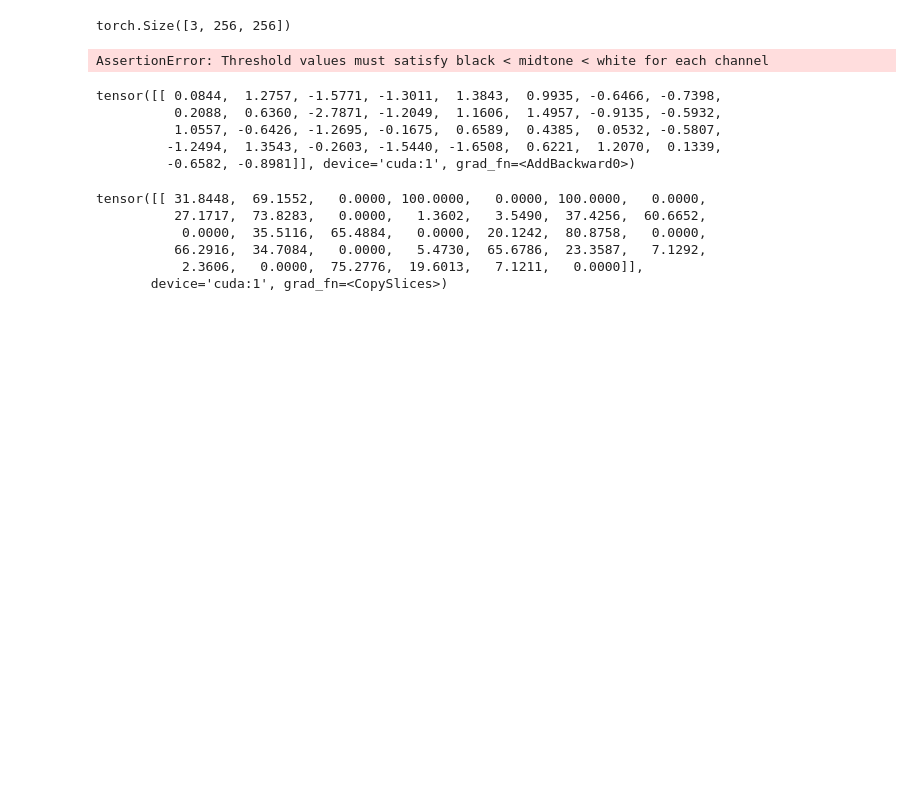
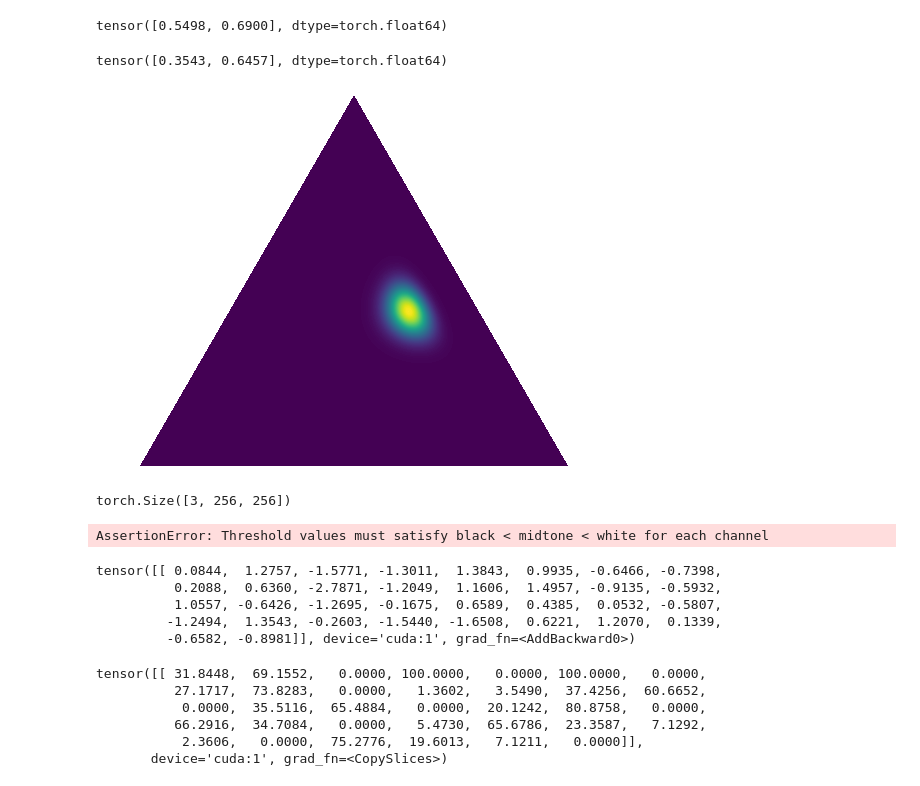
Before and after one commit to Astro-Astre/morphics, a Jupyter notebook: for_me/predict.ipynb, the cells around one changed output. Drawn from its saved outputs; the diff is of its cells as text; code cells hidden in the pictures; blank space fills up the shorter version.

```diff
--- a/for_me/predict.ipynb
+++ b/for_me/predict.ipynb
@@ -0,0 +6,8 @@
+# %%
+torch.sigmoid(ex)
+# %% [output]
+tensor([0.5498, 0.6900], dtype=torch.float64)
+# %%
+torch.softmax(ex, dim=0)
+# %% [output]
+tensor([0.3543, 0.6457], dtype=torch.float64)
@@ -1,3 +61,7 @@
+# %%
+draw_pdf_contours(Dirichlet([20, 50, 50]))
+# %% [output]
+[figure, added]
 # %%
 # 制作数据集
 import sys
```
Also changed, not shown: parts of 3 cells of this notebook, 2 other files.
